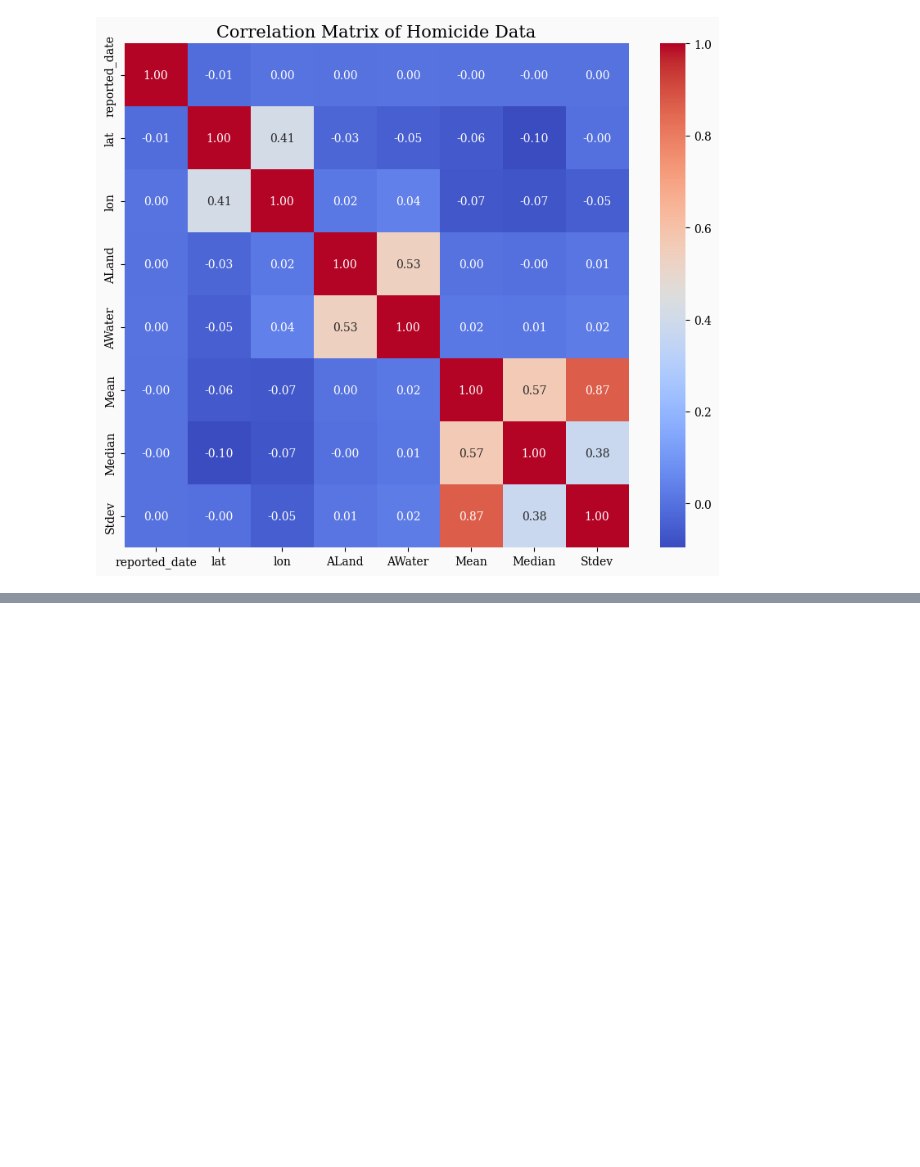
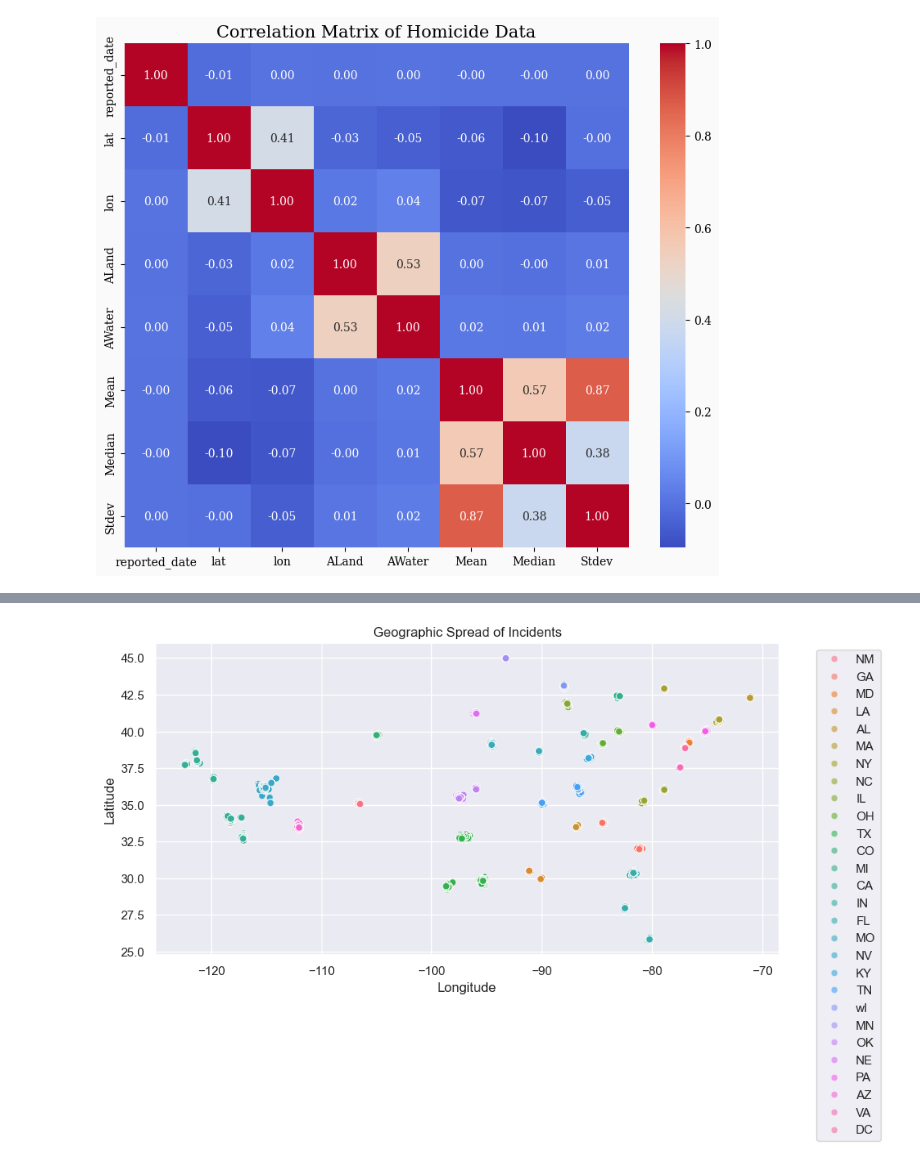
Before and after one commit to omkar3602/viz-project, a Jupyter notebook: _preprocessing/preprocessing.ipynb, the cells around one changed output, grey strips where cells are left out. Cells and saved outputs as stored; diff of their text form; code cells hidden in the pictures; blank space fills up the shorter version.

```diff
--- a/_preprocessing/preprocessing.ipynb
+++ b/_preprocessing/preprocessing.ipynb
@@ -227,0 +291,11 @@ plt.show()
+# %%
+plt.figure(figsize=(10,6))
+sns.scatterplot(data=df, x='lon', y='lat', hue='state', alpha=0.6)
+plt.title("Geographic Spread of Incidents")
+plt.xlabel("Longitude")
+plt.ylabel("Latitude")
+plt.legend(bbox_to_anchor=(1.05, 1), loc='upper left')
+plt.tight_layout()
+plt.show()
+# %% [output]
+[figure, added]
```
Also changed, not shown: parts of 16 cells of this notebook.
